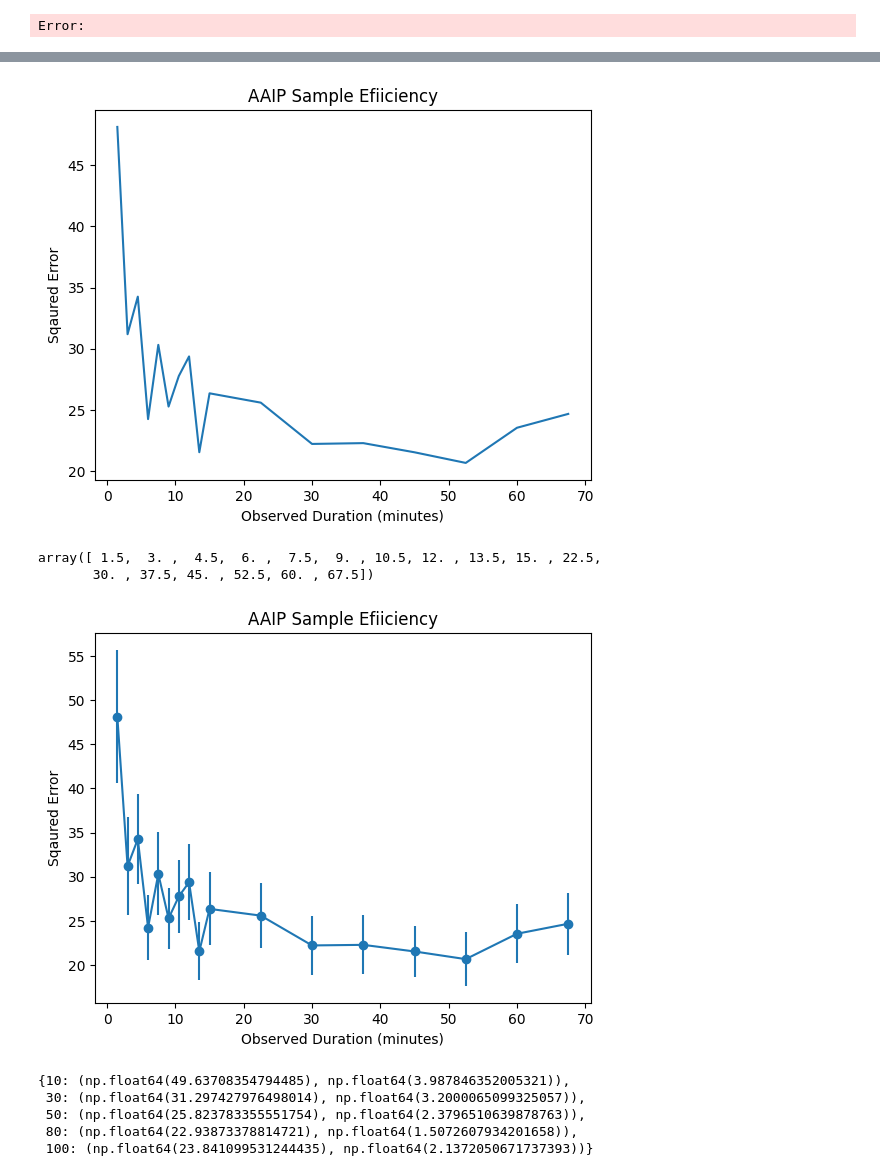
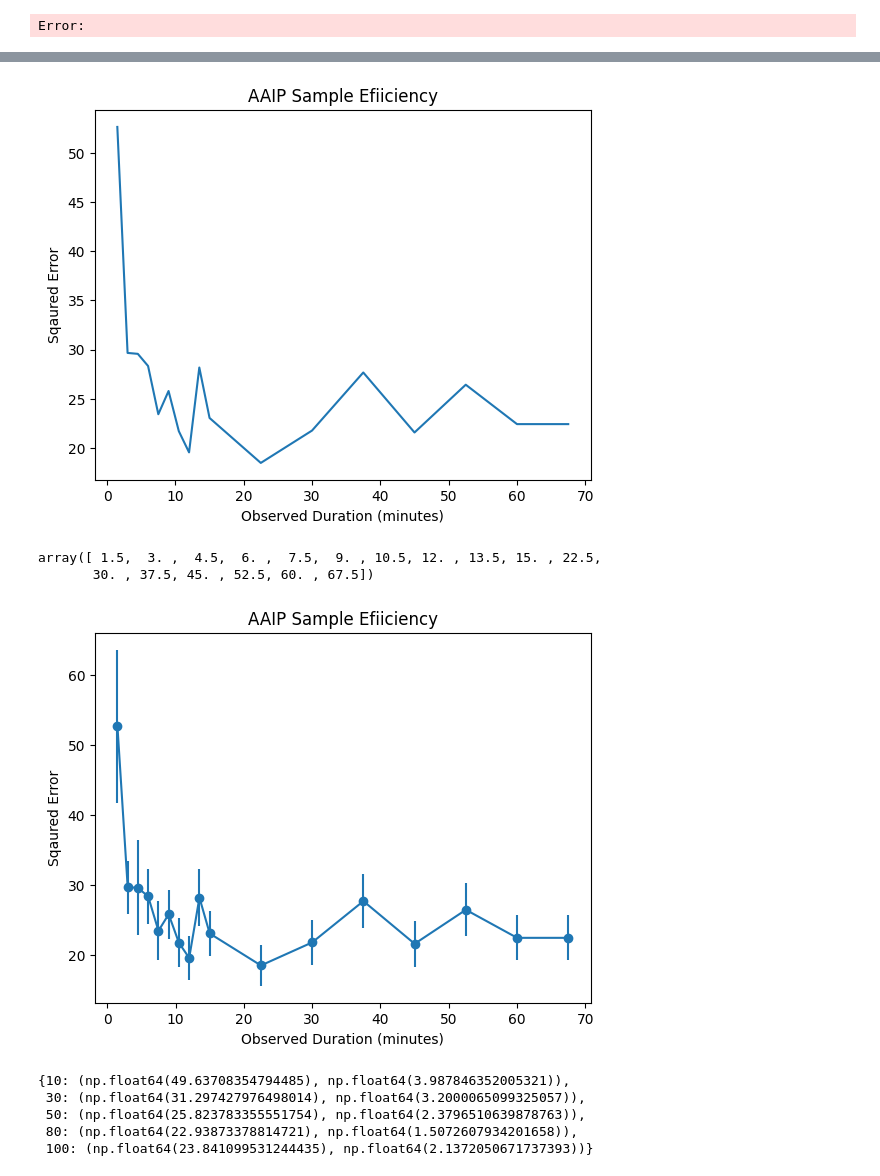
Before and after one commit to sounakban/gpudrive-CoDec, a Jupyter notebook: examples/CoDec_Research/code/Experiment_1/MSE.ipynb, the cells around one changed output, grey strips where cells are left out. Cells and saved outputs as stored; diff of their text form; code cells hidden in the pictures.

Commit message:
Updated server config

```diff
--- a/examples/CoDec_Research/code/Experiment_1/MSE.ipynb
+++ b/examples/CoDec_Research/code/Experiment_1/MSE.ipynb
@@ -36,13 +36,20 @@ temp = pd.read_csv(data_path, sep='\t')
 # %% [output]
 Error:
 # %%
-data_path = 'examples/CoDec_Research/results/analysis_results/Results_Set1V2_NeurIPS2025/Revision/ServerResults/sampleVariation/Test2/Set1V2_results_1samples.tsv'
-sample_results = {}
+from numpy import mean
+
+
+data_path = 'examples/CoDec_Research/results/analysis_results/Results_Set1V2_NeurIPS2025/Revision/ServerResults/sampleVariation/Test3/Set1V2_results_1samples.tsv'
+MSE_results = {}
+NLL_results = {}
 for sample_count in list(range(1,10,1))+list(range(10,50,5)):
     # print(f"Results for {sample_count} samples")
     data_path = re.sub(r'[0-9]+samples', f'{sample_count}samples', data_path)
-    temp = pd.read_csv(data_path, sep='\t')
-    sample_results[sample_count*10] = sqrd_error(temp["lambda_true"], temp["lambda_predicted"])
-    # sample_results[sample_count] = MSE(temp["lambda_true"], temp["lambda_predicted"])
+    try:
+        temp = pd.read_csv(data_path, sep='\t')
+    except:
+        print(f"File {data_path} does not exist.")
+    MSE_results[sample_count*10] = sqrd_error(temp["lambda_true"], temp["lambda_predicted"])
+    NLL_results[sample_count*10] = -1*mean(temp["log_likelihood"])
     # for grp_indx, grp_data in temp.groupby("parameter"):
     #     print(grp_indx, " : ", MSE(grp_data["lambda_true"], grp_data["lambda_predicted"]))
@@ -69,8 +111,8 @@ sample_results
 # %%
 fig, ax = plt.subplots()
 
-ax.plot(np.array(list(sample_results.keys()))*(9/60),
-        [vals[0] for vals in sample_results.values()],
+ax.plot(np.array(list(MSE_results.keys()))*(9/60),
+        [vals[0] for vals in MSE_results.values()],
         )
 ax.set_xlabel("Observed Duration (minutes)")
 ax.set_ylabel("Sqaured Error")
@@ -78,5 +120,5 @@ ax.set_title("AAIP Sample Efiiciency")
 
 plt.show()
 # %% [output]
-[figure, old version]
+[figure, new version]
 # %%
@@ -87,16 +129,16 @@ array([ 1.5,  3. ,  4.5,  6. ,  7.5,  9. , 10.5, 12. , 13.5, 15. , 22.5,
 # %%
 fig, ax = plt.subplots()
 
-ax.errorbar(np.array(list(sample_results.keys()))*(9/60),
-            [vals[0] for vals in sample_results.values()],
-            [vals[1] for vals in sample_results.values()],
+ax.errorbar(np.array(list(MSE_results.keys()))*(9/60),
+            [vals[0] for vals in MSE_results.values()],
+            [vals[1] for vals in MSE_results.values()],
             fmt='-o')
 ax.set_xlabel("Observed Duration (minutes)")
 ax.set_ylabel("Sqaured Error")
 ax.set_title("AAIP Sample Efiiciency")
 
 plt.show()
 # %% [output]
-[figure, old version]
+[figure, new version]
 # %%
 data_path = 'examples/CoDec_Research/results/analysis_results/Results_Set1V2_NeurIPS2025/Revision/ServerResults/sampleVariation/Test1/Set1V2_results_1samples.tsv'
```
Also changed, not shown: parts of 8 cells of this notebook, 17 other files.
